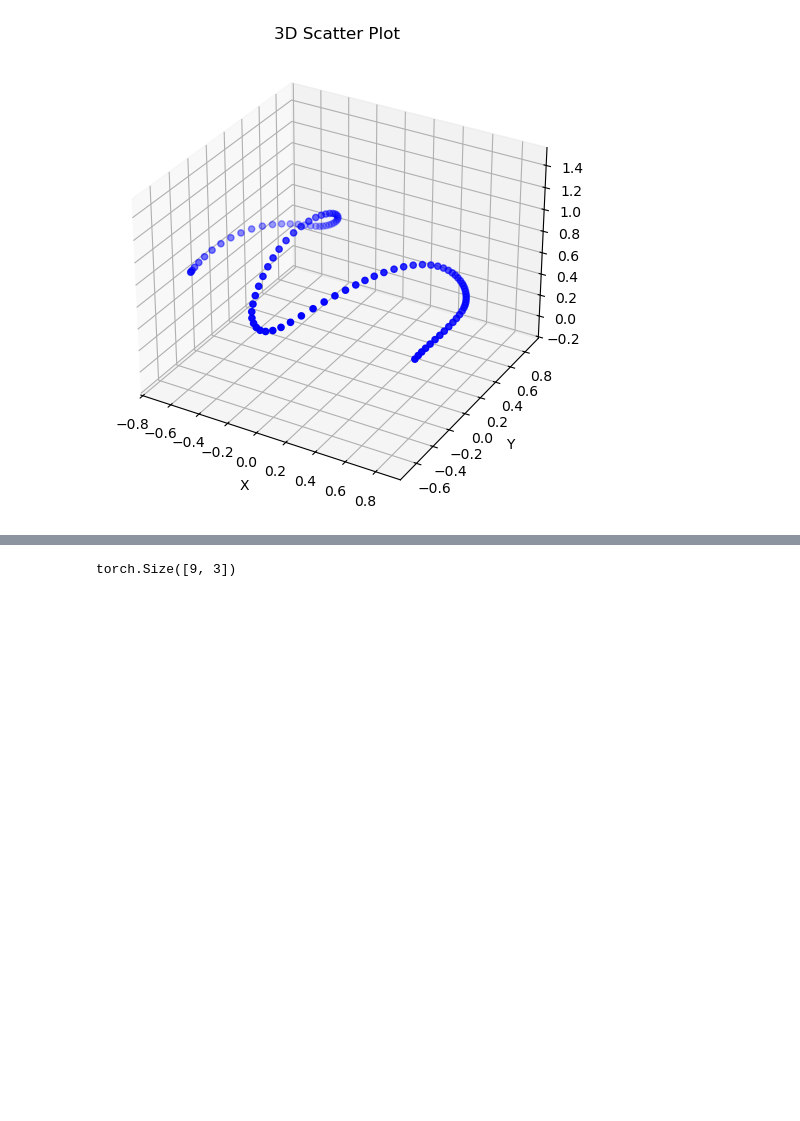
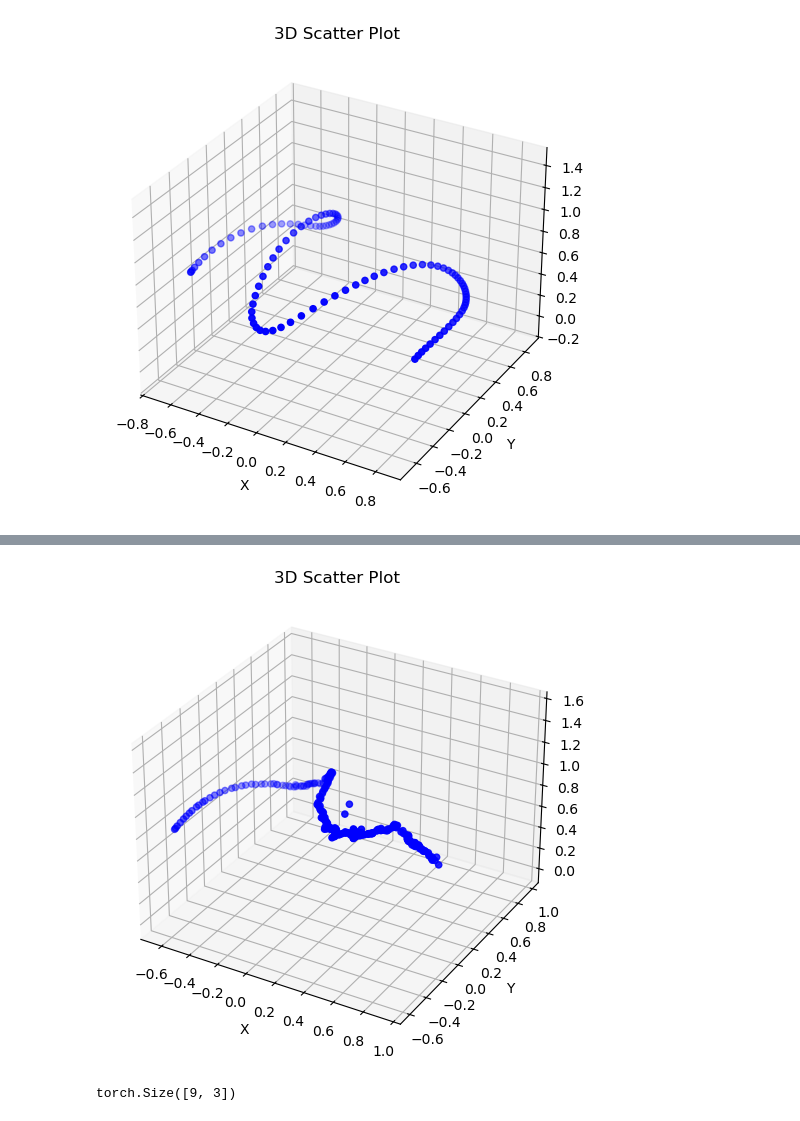
Before and after one commit to Stanpie3/Geometric-Flow-Matching, a Jupyter notebook: general_experiment.ipynb, the cells around one changed output, grey strips where cells are left out. Saved outputs shown, nothing was run; the diff lists cells and outputs as text; code cells hidden in the pictures; blank space fills up the shorter version.

```diff
--- a/general_experiment.ipynb
+++ b/general_experiment.ipynb
@@ -200,3 +240,7 @@ plot_3d_points(gt_obs[:, :3])
+# %%
+plot_3d_points(results[4])
+# %% [output]
+[figure, added]
 # %%
 def plot_points(points,
                 title="3D Scatter Plot",
```
Also changed, not shown: parts of 9 cells of this notebook, 2 other files.
